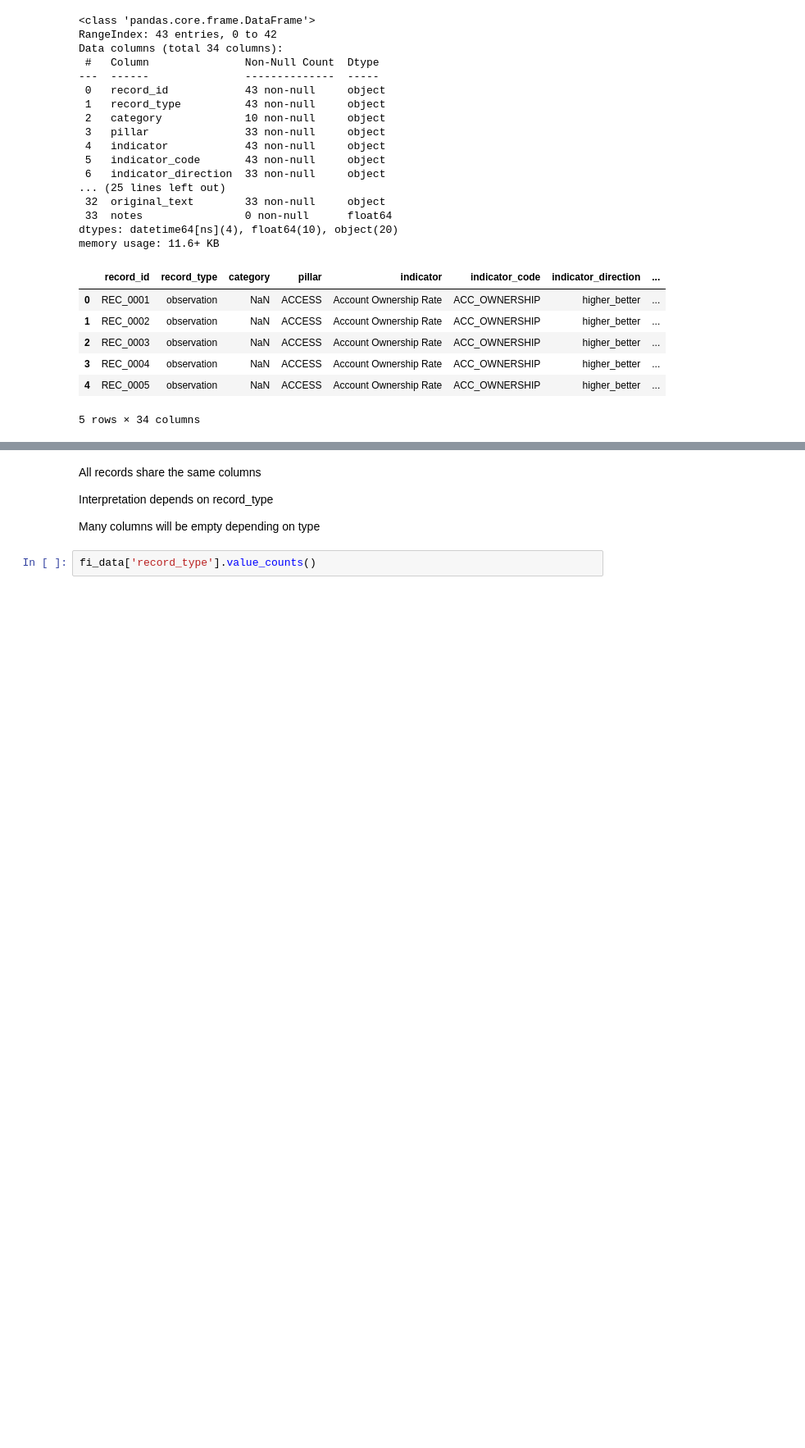
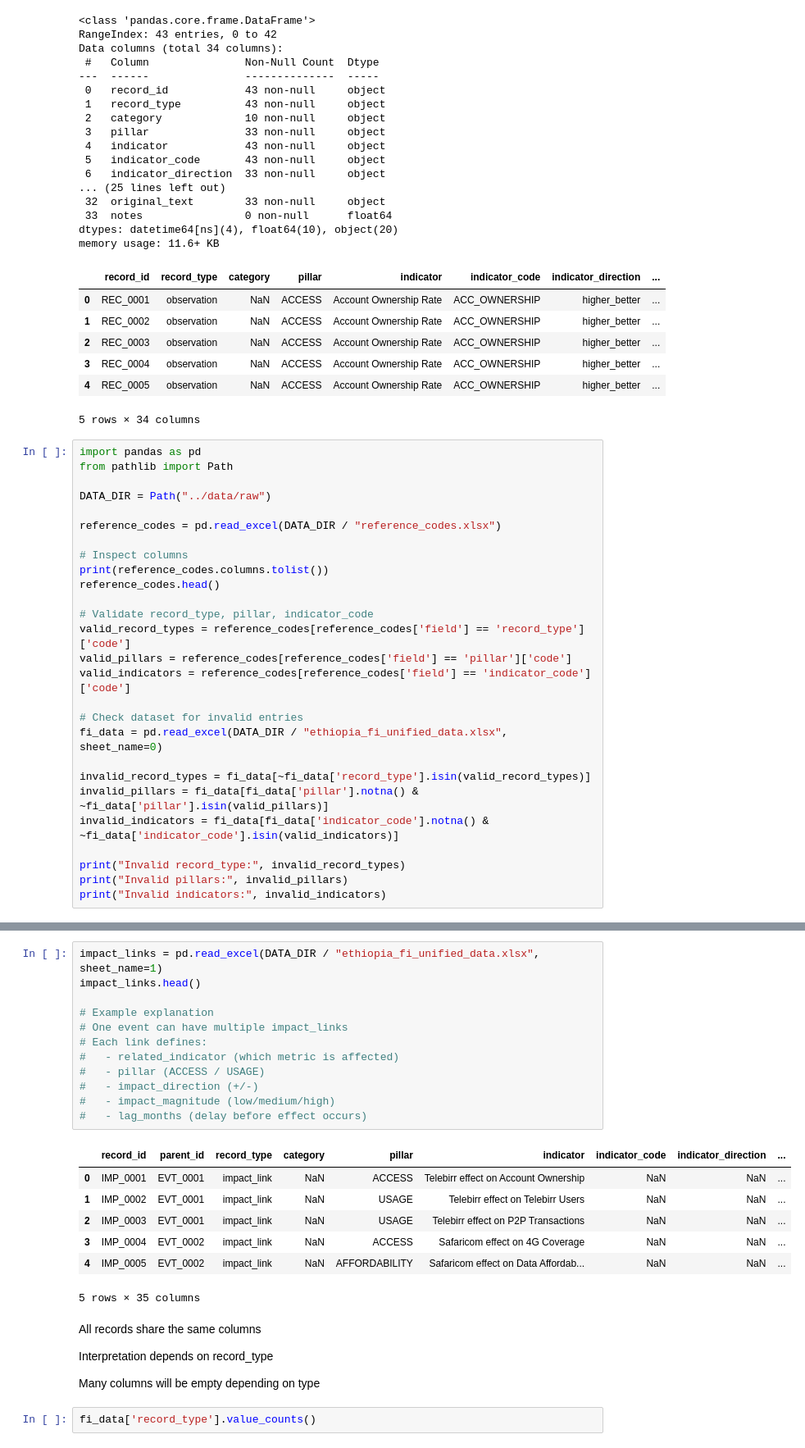
Before and after one commit to wakgari-Elias/ethiopia-fi-forecast, a Jupyter notebook: notebooks/01_data_exploration.ipynb, the cells around one changed output, grey strips where cells are left out. Shown at 82% size. Saved outputs shown, nothing was run; the diff lists cells and outputs as text; blank space fills up the shorter version.

Commit message:
Task-1 complete: Enriched dataset, validated reference codes, documented new observations, events, and impact_links

```diff
--- a/notebooks/01_data_exploration.ipynb
+++ b/notebooks/01_data_exploration.ipynb
@@ -45,3 +45,30 @@ memory usage: 11.6+ KB
 | 3 | REC_0004 | observation | NaN | ACCESS | Account Ownership Rate | ACC_OWNERSHIP | higher_better | ... |
 | 4 | REC_0005 | observation | NaN | ACCESS | Account Ownership Rate | ACC_OWNERSHIP | higher_better | ... |
 5 rows × 34 columns
+# %%
+import pandas as pd
+from pathlib import Path
+
+DATA_DIR = Path("../data/raw")
+
+reference_codes = pd.read_excel(DATA_DIR / "reference_codes.xlsx")
+
+# Inspect columns
+print(reference_codes.columns.tolist())
+reference_codes.head()
+
+# Validate record_type, pillar, indicator_code
+valid_record_types = reference_codes[reference_codes['field'] == 'record_type']['code']
+valid_pillars = reference_codes[reference_codes['field'] == 'pillar']['code']
+valid_indicators = reference_codes[reference_codes['field'] == 'indicator_code']['code']
+
+# Check dataset for invalid entries
+fi_data = pd.read_excel(DATA_DIR / "ethiopia_fi_unified_data.xlsx", sheet_name=0)
+
+invalid_record_types = fi_data[~fi_data['record_type'].isin(valid_record_types)]
+invalid_pillars = fi_data[fi_data['pillar'].notna() & ~fi_data['pillar'].isin(valid_pillars)]
+invalid_indicators = fi_data[fi_data['indicator_code'].notna() & ~fi_data['indicator_code'].isin(valid_indicators)]
+
+print("Invalid record_type:", invalid_record_types)
+print("Invalid pillars:", invalid_pillars)
+print("Invalid indicators:", invalid_indicators)
@@ -48,3 +103,23 @@ memory usage: 11.6+ KB
+# %%
+impact_links = pd.read_excel(DATA_DIR / "ethiopia_fi_unified_data.xlsx", sheet_name=1)
+impact_links.head()
+
+# Example explanation
+# One event can have multiple impact_links
+# Each link defines:
+#   - related_indicator (which metric is affected)
+#   - pillar (ACCESS / USAGE)
+#   - impact_direction (+/-)
+#   - impact_magnitude (low/medium/high)
+#   - lag_months (delay before effect occurs)
+# %% [output]
+|  | record_id | parent_id | record_type | category | pillar | indicator | indicator_code | indicator_direction | ... |
+| 0 | IMP_0001 | EVT_0001 | impact_link | NaN | ACCESS | Telebirr effect on Account Ownership | NaN | NaN | ... |
+| 1 | IMP_0002 | EVT_0001 | impact_link | NaN | USAGE | Telebirr effect on Telebirr Users | NaN | NaN | ... |
+| 2 | IMP_0003 | EVT_0001 | impact_link | NaN | USAGE | Telebirr effect on P2P Transactions | NaN | NaN | ... |
+| 3 | IMP_0004 | EVT_0002 | impact_link | NaN | ACCESS | Safaricom effect on 4G Coverage | NaN | NaN | ... |
+| 4 | IMP_0005 | EVT_0002 | impact_link | NaN | AFFORDABILITY | Safaricom effect on Data Affordab... | NaN | NaN | ... |
+5 rows × 35 columns
 # %% [markdown]
 All records share the same columns
 
```
Also changed, not shown: parts of 2 cells of this notebook.
